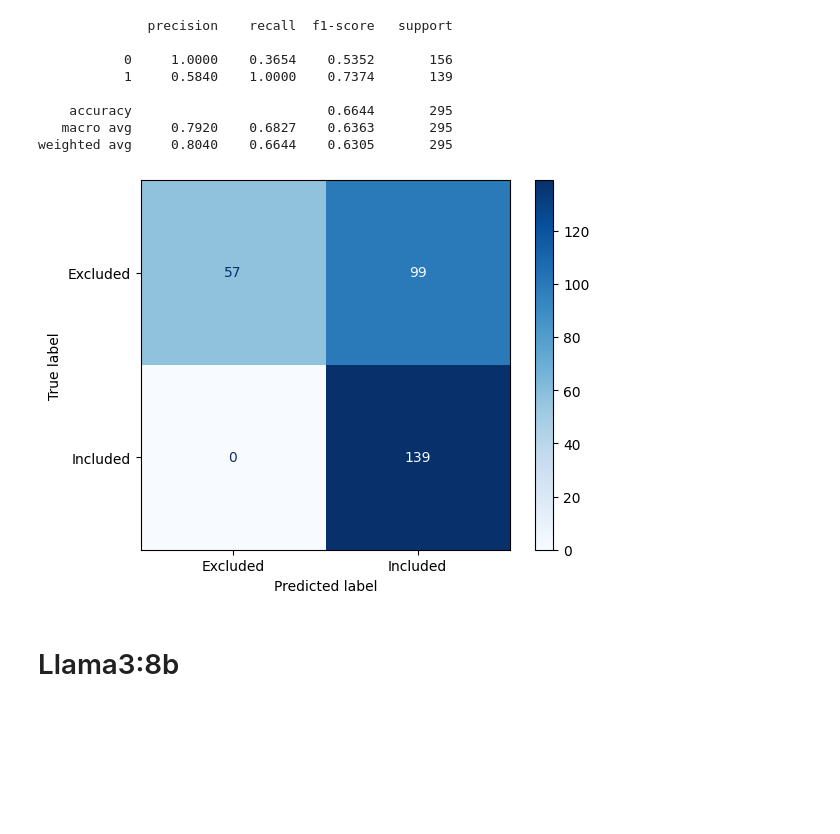
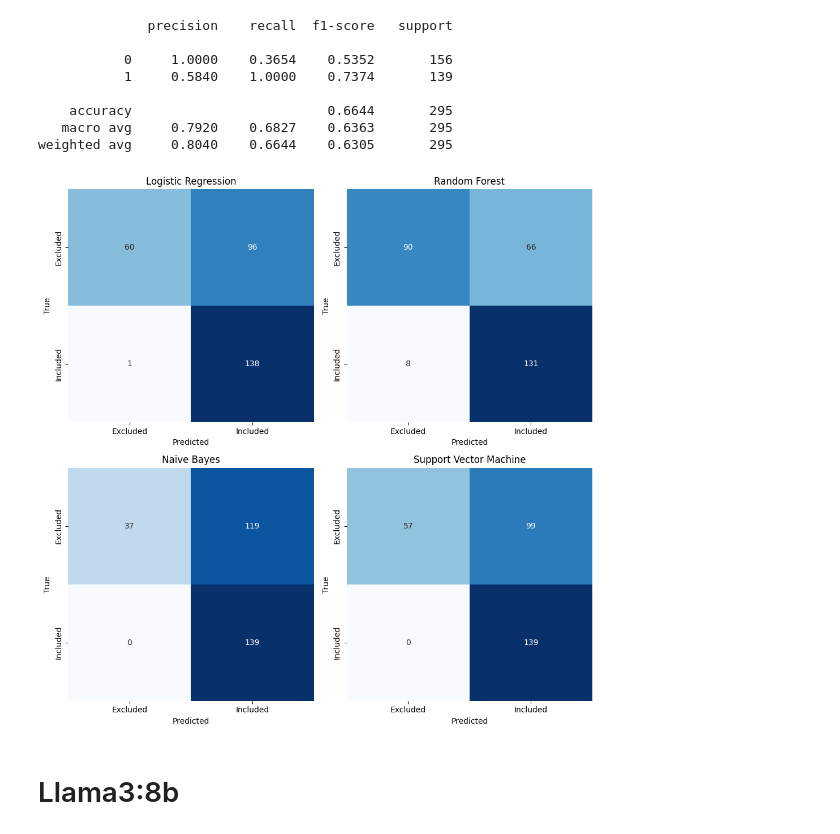
Before and after one commit to GiuliMigliore/LLMs-title-screening, a Jupyter notebook: scripts/validation_phase/compare_models.ipynb, the cells around one changed output. Saved outputs shown, nothing was run; the diff lists cells and outputs as text; code cells hidden in the pictures; blank space fills up the shorter version.

```diff
--- a/scripts/validation_phase/compare_models.ipynb
+++ b/scripts/validation_phase/compare_models.ipynb
@@ -98,9 +101,9 @@ lr.fit(X_train, y_train)
 LogisticRegression()
 # %%
 # Evaluate performance
-y_pred = lr.predict(X_test)
+y_pred_lr = lr.predict(X_test)
 
-print(classification_report(y_test, y_pred, digits=4))
+print(classification_report(y_test, y_pred_lr, digits=4))
 # %% [output]
               precision    recall  f1-score   support
 
@@ -125,9 +120,9 @@ rf = RandomForestClassifier()
 rf.fit(X_train, y_train)
 
 # Evaluate performance
-y_pred = rf.predict(X_test)
+y_pred_rf = rf.predict(X_test)
 
-print(classification_report(y_test, y_pred, digits=4))
+print(classification_report(y_test, y_pred_rf, digits=4))
 # %% [output]
               precision    recall  f1-score   support
 
@@ -152,9 +139,9 @@ nb = MultinomialNB()
 nb.fit(X_train, y_train)
 
 # Evaluate performance
-y_pred = nb.predict(X_test)
+y_pred_nb = nb.predict(X_test)
 
-print(classification_report(y_test, y_pred, digits=4))
+print(classification_report(y_test, y_pred_nb, digits=4))
 # %% [output]
               precision    recall  f1-score   support
 
@@ -179,9 +158,9 @@ sv = SVC()
 sv.fit(X_train, y_train)
 
 # Evaluate performance
-y_pred = sv.predict(X_test)
+y_pred_sv = sv.predict(X_test)
 
-print(classification_report(y_test, y_pred, digits=4))
+print(classification_report(y_test, y_pred_sv, digits=4))
 # %% [output]
               precision    recall  f1-score   support
 
@@ -191,14 +170,38 @@ print(classification_report(y_test, y_pred, digits=4))
     accuracy                         0.6644       295
    macro avg     0.7920    0.6827    0.6363       295
 weighted avg     0.8040    0.6644    0.6305       295
-# %%
-# Plot the confusion matrix
-confusion_matrix = metrics.confusion_matrix(y_test, y_pred)
-cm_display = metrics.ConfusionMatrixDisplay(confusion_matrix = confusion_matrix, display_labels = ['Excluded', 'Included'])
-cm_display.plot(cmap=plt.cm.Blues)
-plt.show()
-# %% [output]
-[figure, removed]
+# %%
+# Plot all the confusion matrices together
+
+# Calculate confusion matrices
+cm1 = metrics.confusion_matrix(y_test, y_pred_lr)
+cm2 = metrics.confusion_matrix(y_test, y_pred_rf)
+cm3 = metrics.confusion_matrix(y_test, y_pred_nb)
+cm4 = metrics.confusion_matrix(y_test, y_pred_sv)
+
+# List of confusion matrices
+confusion_matrices = [cm1, cm2, cm3, cm4]
+titles = ['Logistic Regression', 'Random Forest', 'Naive Bayes', 'Support Vector Machine']
+display_labels = ['Excluded', 'Included']
+
+# Create a subplot grid with 2 rows and 2 columns
+fig, axes = plt.subplots(2, 2, figsize=(10,10))
+
+# Flatten axes for easy iteration
+axes = axes.flatten()
+
+# Plot each confusion matrix
+for ax, cm, title in zip(axes, confusion_matrices, titles):
+    sns.heatmap(cm, annot=True, fmt='d', cmap='Blues', ax=ax, cbar=False, xticklabels=display_labels, yticklabels=display_labels)
+    ax.set_title(title)
+    ax.set_xlabel('Predicted')
+    ax.set_ylabel('True')
+
+# Adjust layout
+plt.tight_layout()
+plt.show()
+# %% [output]
+[figure, added]
 # %% [markdown]
 # Llama3:8b
 # %%
```
Also changed, not shown: parts of 13 cells of this notebook, 2 other files.
